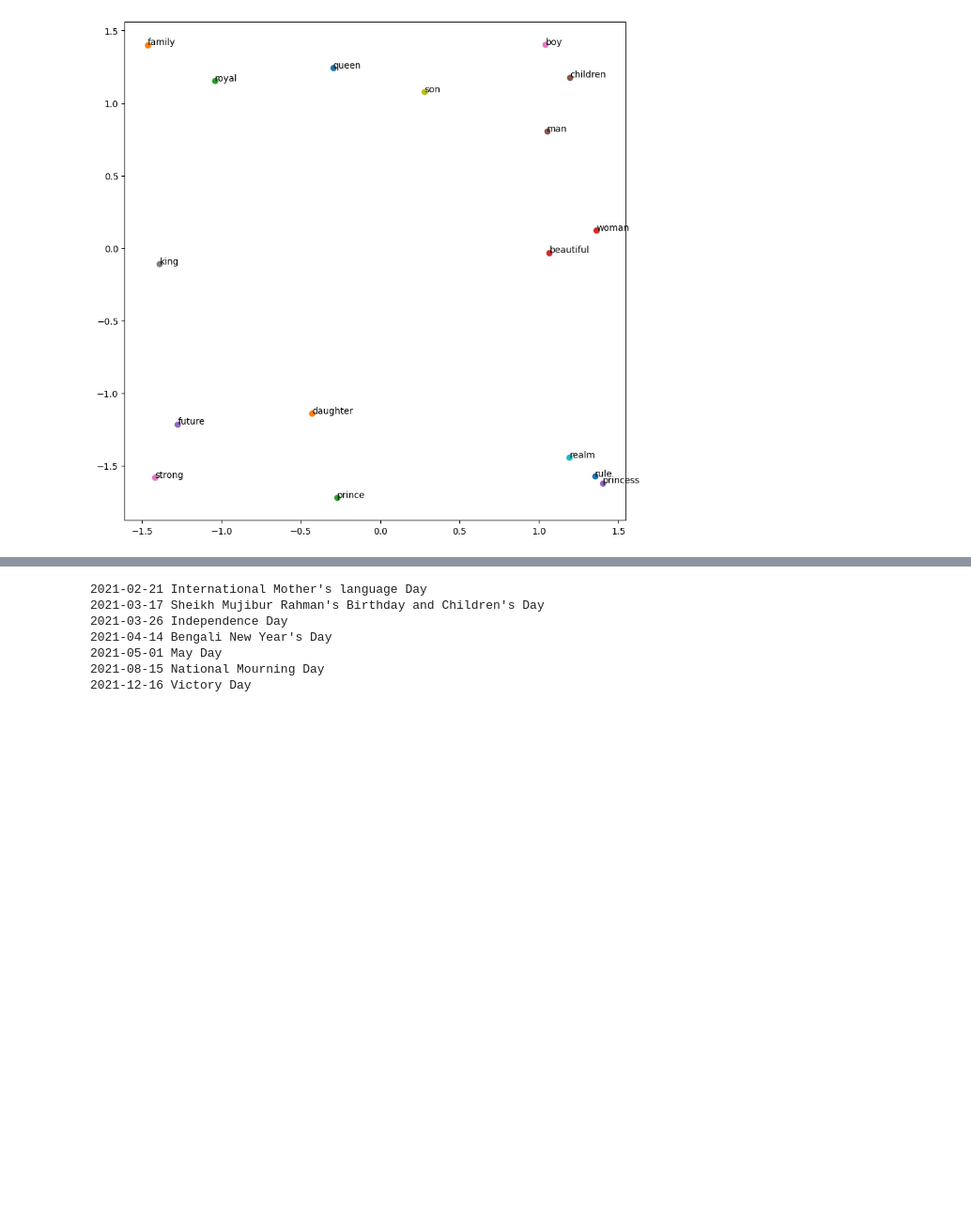
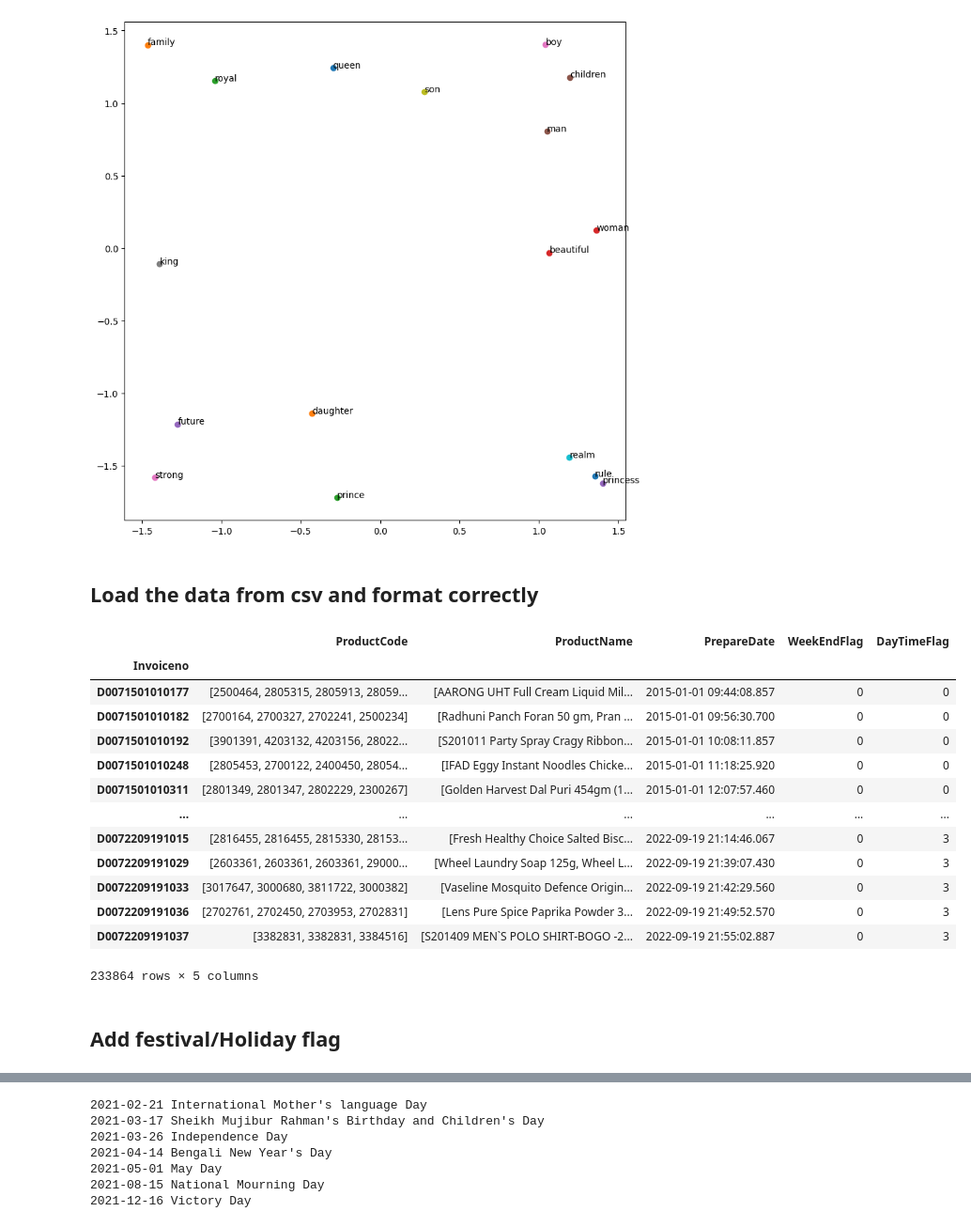
Before and after one commit to shadman-shahid/item-tokenization-model, a Jupyter notebook: test-file.ipynb, the cells around one changed output, grey strips where cells are left out. Shown at 94% size. Saved outputs shown, nothing was run; the diff lists cells and outputs as text; code cells hidden in the pictures; blank space fills up the shorter version.

```diff
--- a/test-file.ipynb
+++ b/test-file.ipynb
@@ -214,3 +218,34 @@ for word in list(unique_word_dict.keys()):
     plt.annotate(word, (coord[0], coord[1]))
 # %% [output]
 [figure]
+# %% [markdown]
+## Load the data from csv and format correctly
+# %%
+import pandas as pd
+invoice_data = pd.read_csv('./input/invoice_data_final.csv')
+
+baskets = invoice_data.loc[invoice_data.index.repeat(invoice_data['SalesQTY'])].groupby('Invoiceno')['ProductCode'].apply(list)
+products_in_basket = invoice_data.loc[invoice_data.index.repeat(invoice_data['SalesQTY'])].groupby('Invoiceno')['ProductName'].apply(list)
+other_elements = invoice_data[['Invoiceno','PrepareDate', 'WeekEndFlag', 'DayTimeFlag']].drop_duplicates().set_index(['Invoiceno'])
+other_elements['PrepareDate'] = pd.to_datetime(other_elements.PrepareDate)
+basket_corpus = pd.concat([baskets, products_in_basket, other_elements], axis=1)
+daytime_dict = {key: i for i, key in enumerate(basket_corpus.DayTimeFlag.unique())}
+basket_corpus.DayTimeFlag = basket_corpus.DayTimeFlag.map(daytime_dict)
+basket_corpus
+# %% [output]
+|  | ProductCode | ProductName | PrepareDate | WeekEndFlag | DayTimeFlag |
+| Invoiceno |  |  |  |  |  |
+| D0071501010177 | [2500464, 2805315, 2805913, 28059... | [AARONG UHT Full Cream Liquid Mil... | 2015-01-01 09:44:08.857 | 0 | 0 |
+| D0071501010182 | [2700164, 2700327, 2702241, 2500234] | [Radhuni Panch Foran 50 gm, Pran ... | 2015-01-01 09:56:30.700 | 0 | 0 |
+| D0071501010192 | [3901391, 4203132, 4203156, 28022... | [S201011 Party Spray Cragy Ribbon... | 2015-01-01 10:08:11.857 | 0 | 0 |
+| D0071501010248 | [2805453, 2700122, 2400450, 28054... | [IFAD Eggy Instant Noodles Chicke... | 2015-01-01 11:18:25.920 | 0 | 0 |
+| D0071501010311 | [2801349, 2801347, 2802229, 2300267] | [Golden Harvest Dal Puri 454gm (1... | 2015-01-01 12:07:57.460 | 0 | 0 |
+| ... | ... | ... | ... | ... | ... |
+| D0072209191015 | [2816455, 2816455, 2815330, 28153... | [Fresh Healthy Choice Salted Bisc... | 2022-09-19 21:14:46.067 | 0 | 3 |
+| D0072209191029 | [2603361, 2603361, 2603361, 29000... | [Wheel Laundry Soap 125g, Wheel L... | 2022-09-19 21:39:07.430 | 0 | 3 |
+| D0072209191033 | [3017647, 3000680, 3811722, 3000382] | [Vaseline Mosquito Defence Origin... | 2022-09-19 21:42:29.560 | 0 | 3 |
+| D0072209191036 | [2702761, 2702450, 2703953, 2702831] | [Lens Pure Spice Paprika Powder 3... | 2022-09-19 21:49:52.570 | 0 | 3 |
+| D0072209191037 | [3382831, 3382831, 3384516] | [S201409 MEN`S POLO SHIRT-BOGO -2... | 2022-09-19 21:55:02.887 | 0 | 3 |
+233864 rows × 5 columns
+# %% [markdown]
+## Add festival/Holiday flag
```
Also changed, not shown: parts of 16 cells of this notebook, 3 other files.
